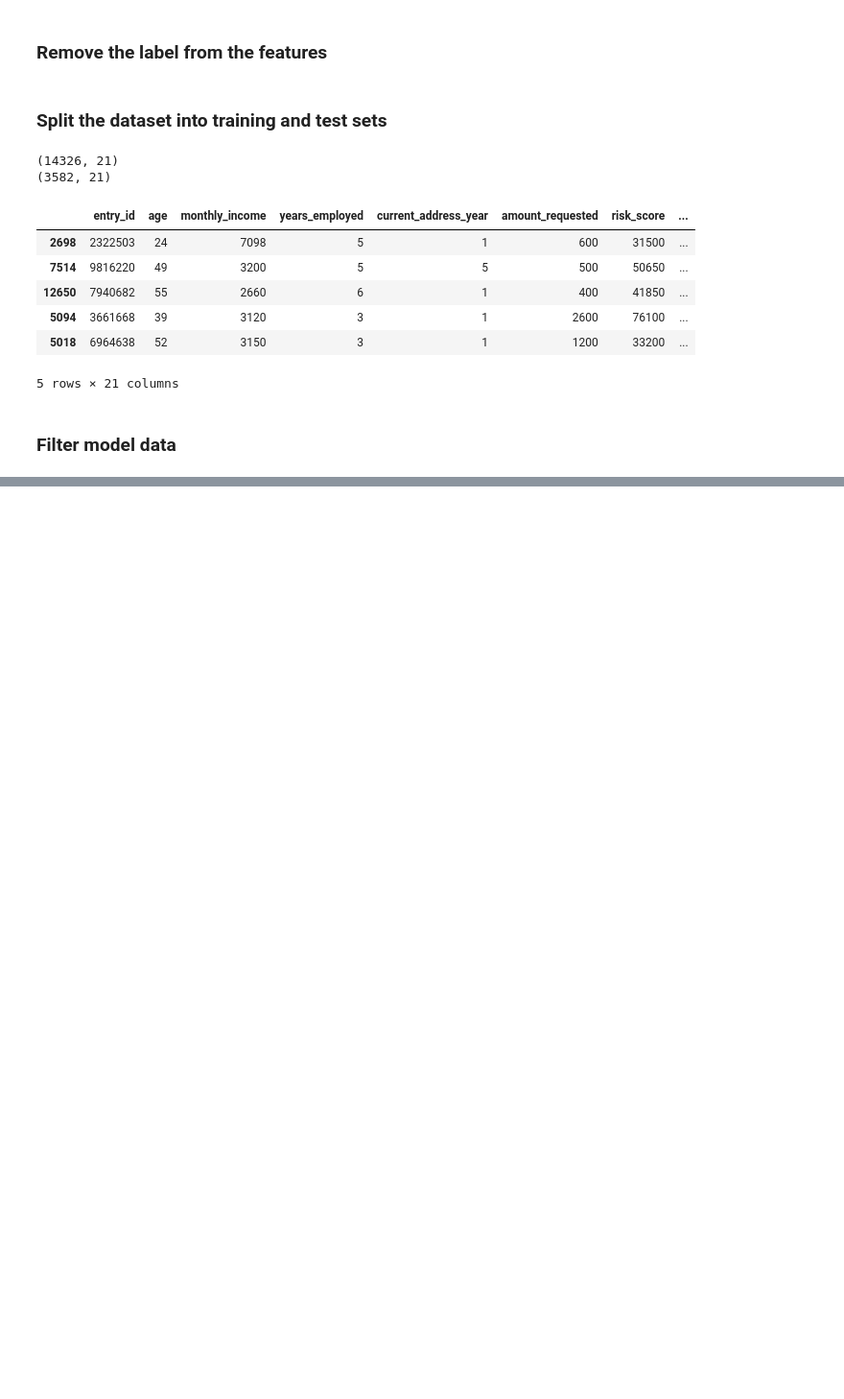
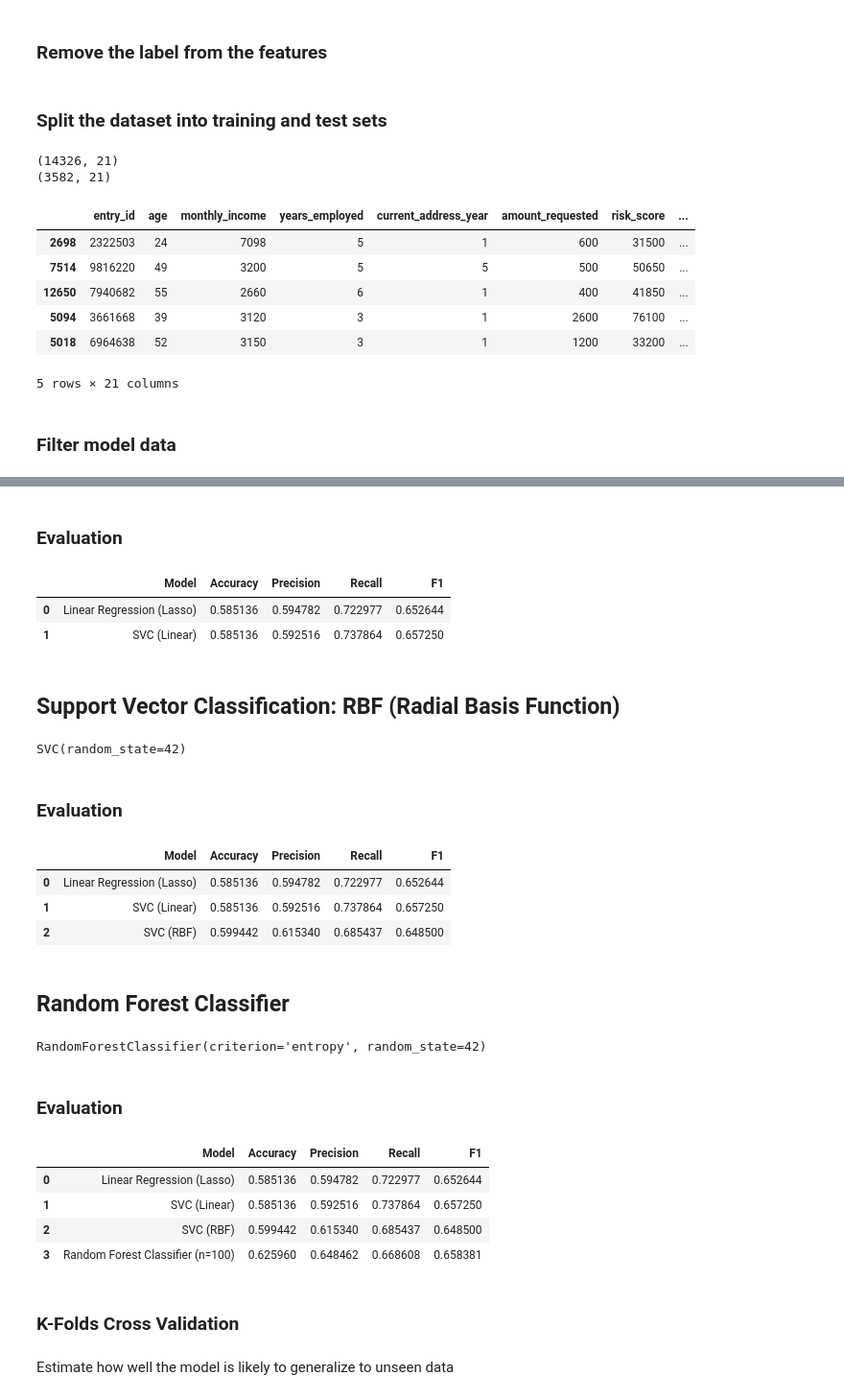
Before and after one commit to c-grigsby/ml-fintech-case-studies, a Jupyter notebook: predicting-loan-signatures/notebooks/predicting-loan-signatures_model.ipynb, the cells around one changed output, grey strips where cells are left out. Shown at 96% size. Saved outputs shown, nothing was run; the diff lists cells and outputs as text; code cells hidden in the pictures; blank space fills up the shorter version.

Commit message:
case(loanPredictions): init model building

```diff
--- a/predicting-loan-signatures/notebooks/predicting-loan-signatures_model.ipynb
+++ b/predicting-loan-signatures/notebooks/predicting-loan-signatures_model.ipynb
@@ -103,0 +174,76 @@ X_train.head()
+# %% [markdown]
+### Evaluation
+# %%
+# Make model predictions from the validation set
+y_predict = model.predict(X_validation)
+
+# Get model scores
+df_results = evaluate_scores_and_concat(y_validation, y_predict, 'SVC (Linear)', df_results)
+
+# Display
+df_results
+# %% [output]
+|  | Model | Accuracy | Precision | Recall | F1 |
+| 0 | Linear Regression (Lasso) | 0.585136 | 0.594782 | 0.722977 | 0.652644 |
+| 1 | SVC (Linear) | 0.585136 | 0.592516 | 0.737864 | 0.657250 |
+# %% [markdown]
+## Support Vector Classification: RBF (Radial Basis Function)
+# %%
+from sklearn.svm import SVC
+
+# RBF kernel (default)
+model = SVC(kernel='rbf', random_state=42)
+
+# Train model on the training set
+model.fit(X_train, y_train)
+# %% [output]
+SVC(random_state=42)
+# %% [markdown]
+### Evaluation
+# %%
+# Make model predictions from the validation set
+y_predict = model.predict(X_validation)
+
+# Get model scores
+df_results = evaluate_scores_and_concat(y_validation, y_predict, 'SVC (RBF)', df_results)
+
+# Display
+df_results
+# %% [output]
+|  | Model | Accuracy | Precision | Recall | F1 |
+| 0 | Linear Regression (Lasso) | 0.585136 | 0.594782 | 0.722977 | 0.652644 |
+| 1 | SVC (Linear) | 0.585136 | 0.592516 | 0.737864 | 0.657250 |
+| 2 | SVC (RBF) | 0.599442 | 0.615340 | 0.685437 | 0.648500 |
+# %% [markdown]
+## Random Forest Classifier
+# %%
+from sklearn.ensemble import RandomForestClassifier
+
+# 100 trees
+model = RandomForestClassifier(n_estimators = 100, criterion = 'entropy', random_state=42)
+
+# Train model on the training set
+model.fit(X_train, y_train)
+# %% [output]
+RandomForestClassifier(criterion='entropy', random_state=42)
+# %% [markdown]
+### Evaluation
+# %%
+# Make model predictions from the validation set
+y_predict = model.predict(X_validation)
+
+# Get model scores
+df_results = evaluate_scores_and_concat(y_validation, y_predict, 'Random Forest Classifier (n=100)', df_results)
+
+# Display
+df_results
+# %% [output]
+|  | Model | Accuracy | Precision | Recall | F1 |
+| 0 | Linear Regression (Lasso) | 0.585136 | 0.594782 | 0.722977 | 0.652644 |
+| 1 | SVC (Linear) | 0.585136 | 0.592516 | 0.737864 | 0.657250 |
+| 2 | SVC (RBF) | 0.599442 | 0.615340 | 0.685437 | 0.648500 |
+| 3 | Random Forest Classifier (n=100) | 0.625960 | 0.648462 | 0.668608 | 0.658381 |
+# %% [markdown]
+### K-Folds Cross Validation
+# %% [markdown]
+Estimate how well the model is likely to generalize to unseen data
```
Also changed, not shown: parts of 18 cells of this notebook.
